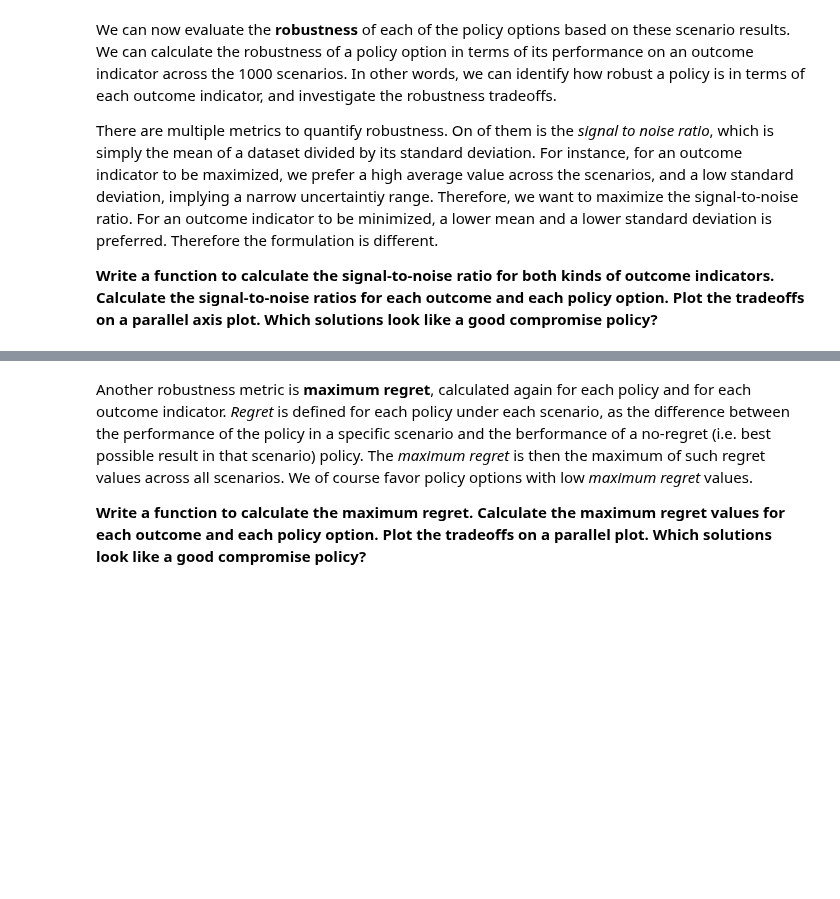
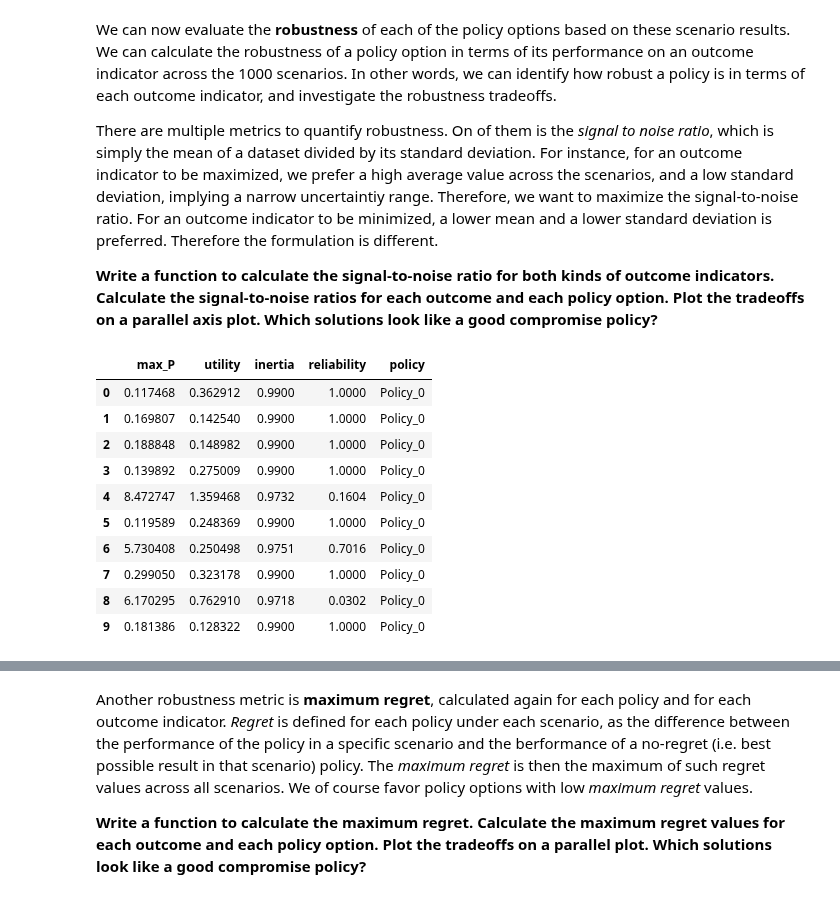
Before and after one commit to tamarvooijs/MBDM, a Jupyter notebook: Week 5-6 - robustness and direct search/assignment 8 - MORDM.ipynb, the cells around one changed output, grey strips where cells are left out. Cells and saved outputs as stored; diff of their text form; code cells hidden in the pictures; blank space fills up the shorter version.

```diff
--- a/Week 5-6 - robustness and direct search/assignment 8 - MORDM.ipynb
+++ b/Week 5-6 - robustness and direct search/assignment 8 - MORDM.ipynb
@@ -394,3 +402,17 @@ There are multiple metrics to quantify robustness. On of them is the *signal to
 **Write a function to calculate the signal-to-noise ratio for both kinds of outcome indicators. Calculate the signal-to-noise ratios for each outcome and each policy option. Plot the tradeoffs on a parallel axis plot. Which solutions look like a good compromise policy?**
 # %%
 policy_list=data.policy.unique()
+# %%
+data[data['policy']=='Policy_0']
+# %% [output]
+|  | max_P | utility | inertia | reliability | policy |
+| 0 | 0.117468 | 0.362912 | 0.9900 | 1.0000 | Policy_0 |
+| 1 | 0.169807 | 0.142540 | 0.9900 | 1.0000 | Policy_0 |
+| 2 | 0.188848 | 0.148982 | 0.9900 | 1.0000 | Policy_0 |
+| 3 | 0.139892 | 0.275009 | 0.9900 | 1.0000 | Policy_0 |
+| 4 | 8.472747 | 1.359468 | 0.9732 | 0.1604 | Policy_0 |
+| 5 | 0.119589 | 0.248369 | 0.9900 | 1.0000 | Policy_0 |
+| 6 | 5.730408 | 0.250498 | 0.9751 | 0.7016 | Policy_0 |
+| 7 | 0.299050 | 0.323178 | 0.9900 | 1.0000 | Policy_0 |
+| 8 | 6.170295 | 0.762910 | 0.9718 | 0.0302 | Policy_0 |
+| 9 | 0.181386 | 0.128322 | 0.9900 | 1.0000 | Policy_0 |
```
Also changed, not shown: parts of 36 cells of this notebook.
